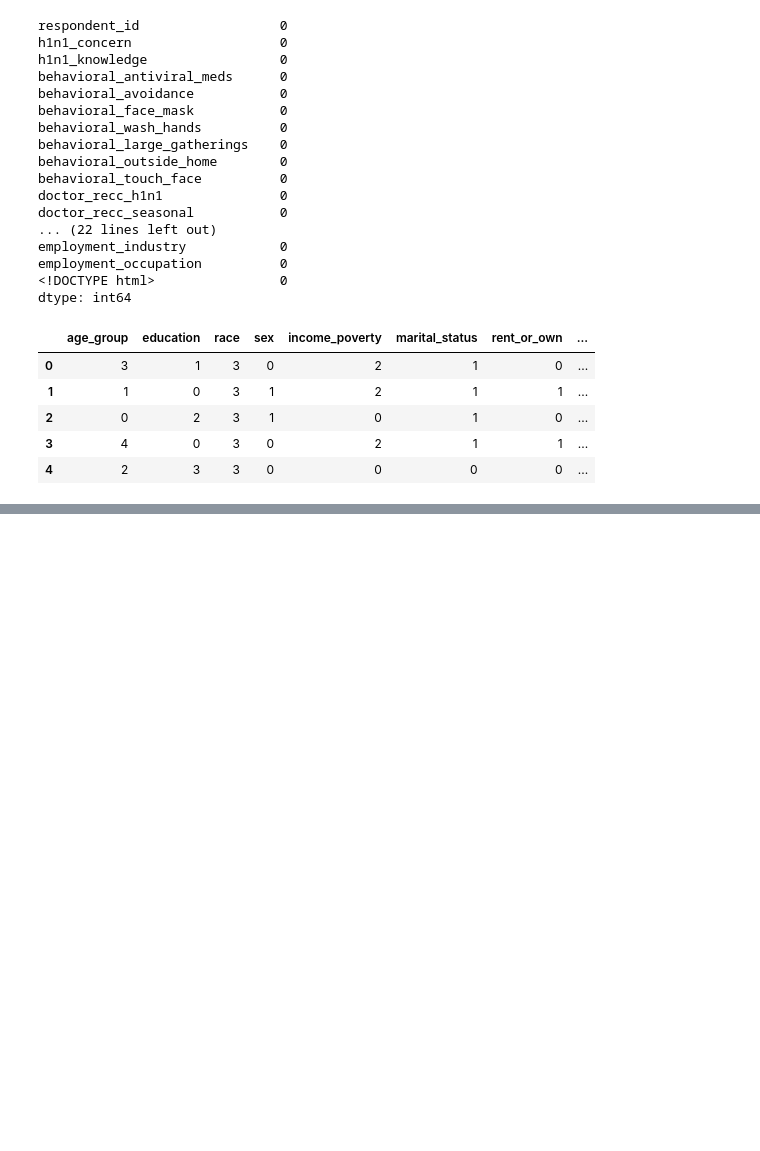
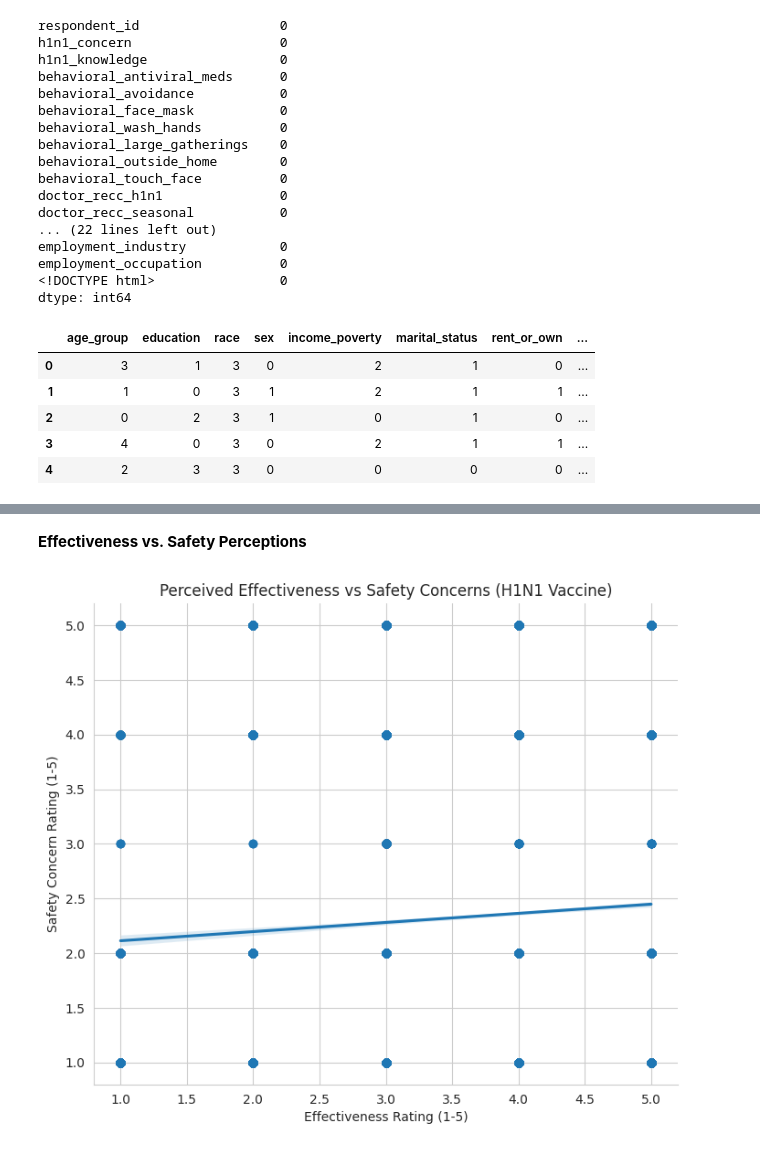
Before and after one commit to albert-raphael/alpha-group, a Jupyter notebook: Notebooks/flu shot.ipynb, the cells around one changed output, grey strips where cells are left out. Saved outputs shown, nothing was run; the diff lists cells and outputs as text; code cells hidden in the pictures; blank space fills up the shorter version.

```diff
--- a/Notebooks/flu shot.ipynb
+++ b/Notebooks/flu shot.ipynb
@@ -1004,0 +954,11 @@ plt.show()
+# %% [markdown]
+**Effectiveness vs. Safety Perceptions**
+# %%
+sns.lmplot(x='opinion_h1n1_vacc_effective', y='opinion_h1n1_sick_from_vacc',
+           data=data, height=6, aspect=1.2)
+plt.title("Perceived Effectiveness vs Safety Concerns (H1N1 Vaccine)")
+plt.xlabel("Effectiveness Rating (1-5)")
+plt.ylabel("Safety Concern Rating (1-5)")
+plt.show()
+# %% [output]
+[figure, added]
```
Also changed, not shown: parts of 48 cells of this notebook, 10 other files.
